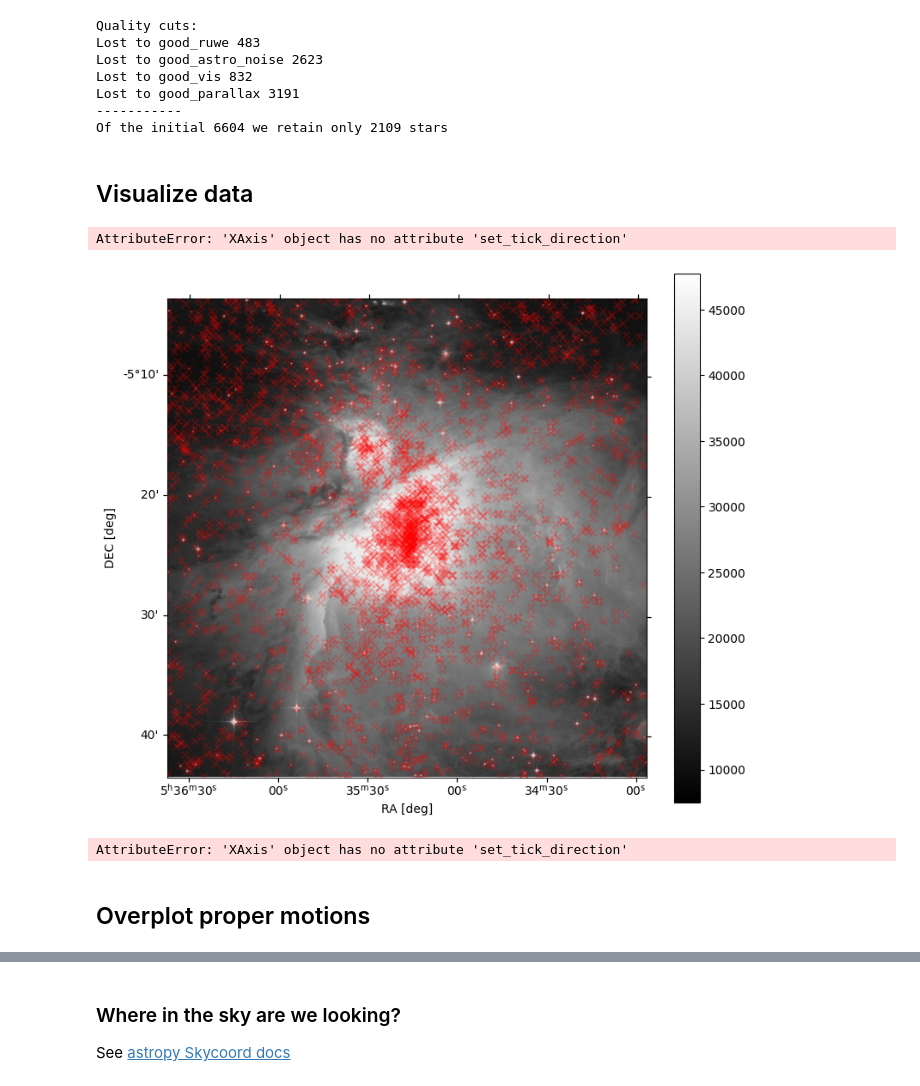
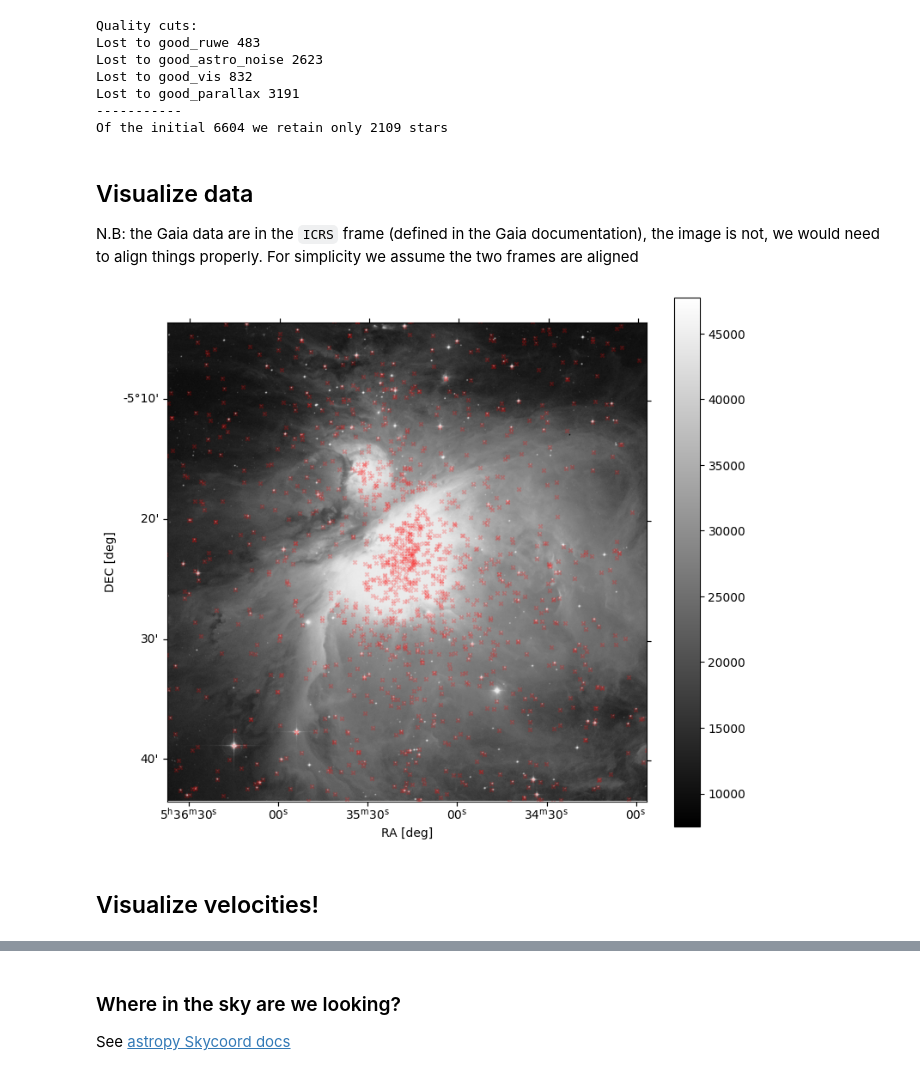
Before and after one commit to mathren/MfA_runaways, a Jupyter notebook: data/explore_Gaia_dr3_catalog.ipynb, the cells around one changed output, grey strips where cells are left out. Cells and saved outputs as stored; diff of their text form; code cells hidden in the pictures.

```diff
--- a/data/explore_Gaia_dr3_catalog.ipynb
+++ b/data/explore_Gaia_dr3_catalog.ipynb
@@ -130,6 +137,11 @@ Lost to good_parallax 3191
 Of the initial 6604 we retain only 2109 stars
 # %% [markdown]
 ## Visualize data
+
+N.B: the Gaia data are in the `ICRS` frame (defined in the Gaia
+documentation), the image is not, we would need to align things
+properly.
+For simplicity we assume the two frames are aligned
 # %%
 ra = orion_cluster_all["ra"]
 ra_err = orion_cluster_all["ra_error"].to(u.degree)
@@ -142,30 +154,32 @@ dec_rad = positions.dec.radian
 # %%
 fig = plt.figure(figsize=(8, 8))
 gs = gridspec.GridSpec(100, 100)
 ax = fig.add_subplot(gs[:, :90], projection=wcs)
 cax = fig.add_subplot(gs[:, 95:])
 
-ra = orion_cluster_all["ra"]
-dec = orion_cluster_all["dec"]
-positions = SkyCoord(ra=ra, dec=dec, unit=(u.degree, u.degree), frame='icrs')
+# read data
+ra = orion_cluster_all["ra"][index_good]
+dec = orion_cluster_all["dec"][index_good]
+positions_icrs = SkyCoord(ra=ra, dec=dec, unit=(u.degree, u.degree), frame='icrs') # in the Gaia frame
 # get position in underlying image coordinates
-x, y = wcs.all_world2pix(positions.ra.deg,positions.dec.deg, 1)
+x, y = wcs.all_world2pix(positions_icrs.ra.deg,positions_icrs.dec.deg, 0)
 
 
 
 p = ax.imshow(stacked, cmap='gray')
 # clip to composite image
 ax.set_xlim(0, len(stacked[0]))
 ax.set_ylim(0, len(stacked[1]))
 # add colorbar
 fig.colorbar(p, cax=cax)
 # add data
-ax.scatter(x, y, marker='x', c='r', zorder=10, alpha=0.2)
+ax.scatter(x, y, marker='x', c='r', s=10, zorder=10, alpha=0.2)
+
+
+
 ax.set_xlabel(r"RA [deg]")
 ax.set_ylabel(r"DEC [deg]")
 # %% [output]
-AttributeError: 'XAxis' object has no attribute 'set_tick_direction'
-[figure, old version]
+[figure, new version]
-AttributeError: 'XAxis' object has no attribute 'set_tick_direction'
 # %% [markdown]
-## Overplot proper motions
+## Visualize velocities!
```
Also changed, not shown: parts of 9 cells of this notebook.
